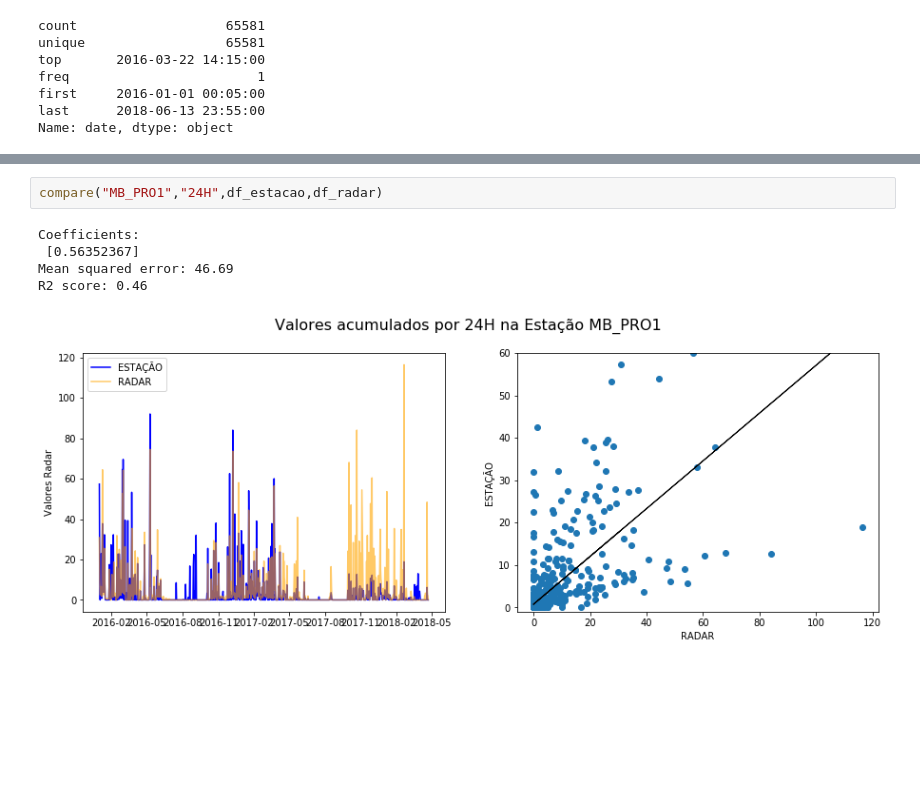
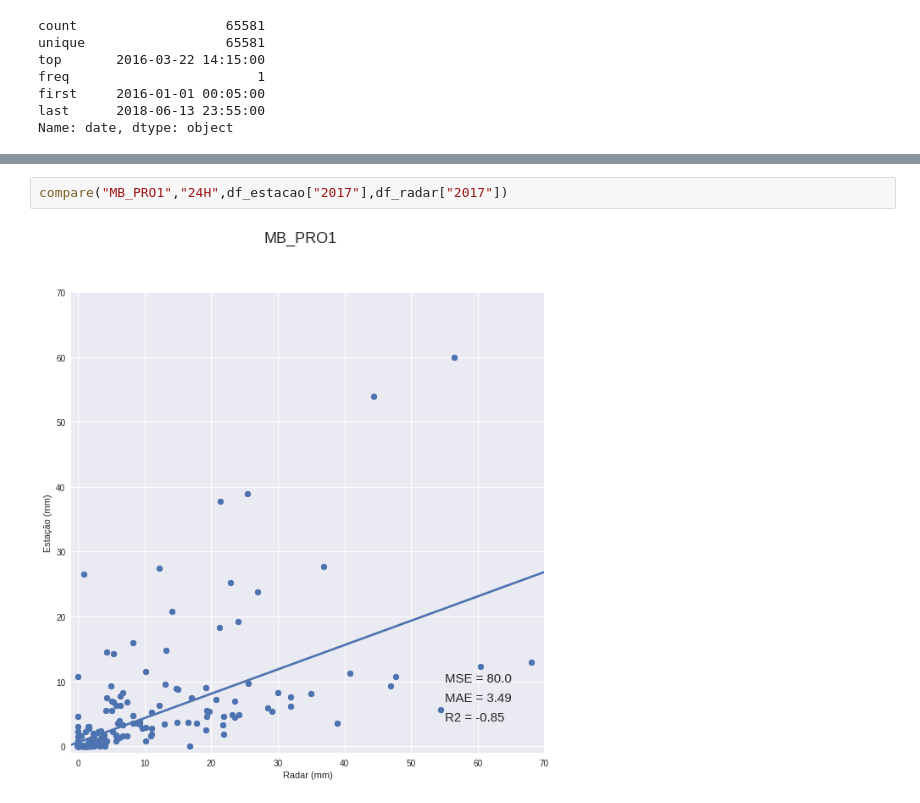
Before and after one commit to reinaldoossuna/Radar, a Jupyter notebook: 3.2 Usando apenas o pixel da estação.ipynb, the cells around one changed output, grey strips where cells are left out. Saved outputs shown, nothing was run; the diff lists cells and outputs as text; blank space fills up the shorter version.

Commit message:
Making the graph pretier

```diff
--- a/3.2 Usando apenas o pixel da estação.ipynb
+++ b/3.2 Usando apenas o pixel da estação.ipynb
@@ -90,13 +82,9 @@ def compare(station,period,df_estacao,df_radar, df_return= False):
     if df_return:
         return df
 # %%
-compare("MB_PRO1","24H",df_estacao,df_radar)
+compare("MB_PRO1","24H",df_estacao["2017"],df_radar["2017"])
 # %% [output]
-Coefficients:
- [0.56352367]
-Mean squared error: 46.69
-R2 score: 0.46
-[figure, old version]
+[figure, new version]
 # %%
 stations = [station for station in df_radar.columns if station in df_estacao.columns]
 for station in stations:
```
Also changed, not shown: parts of 3 cells of this notebook, 2 other files.
